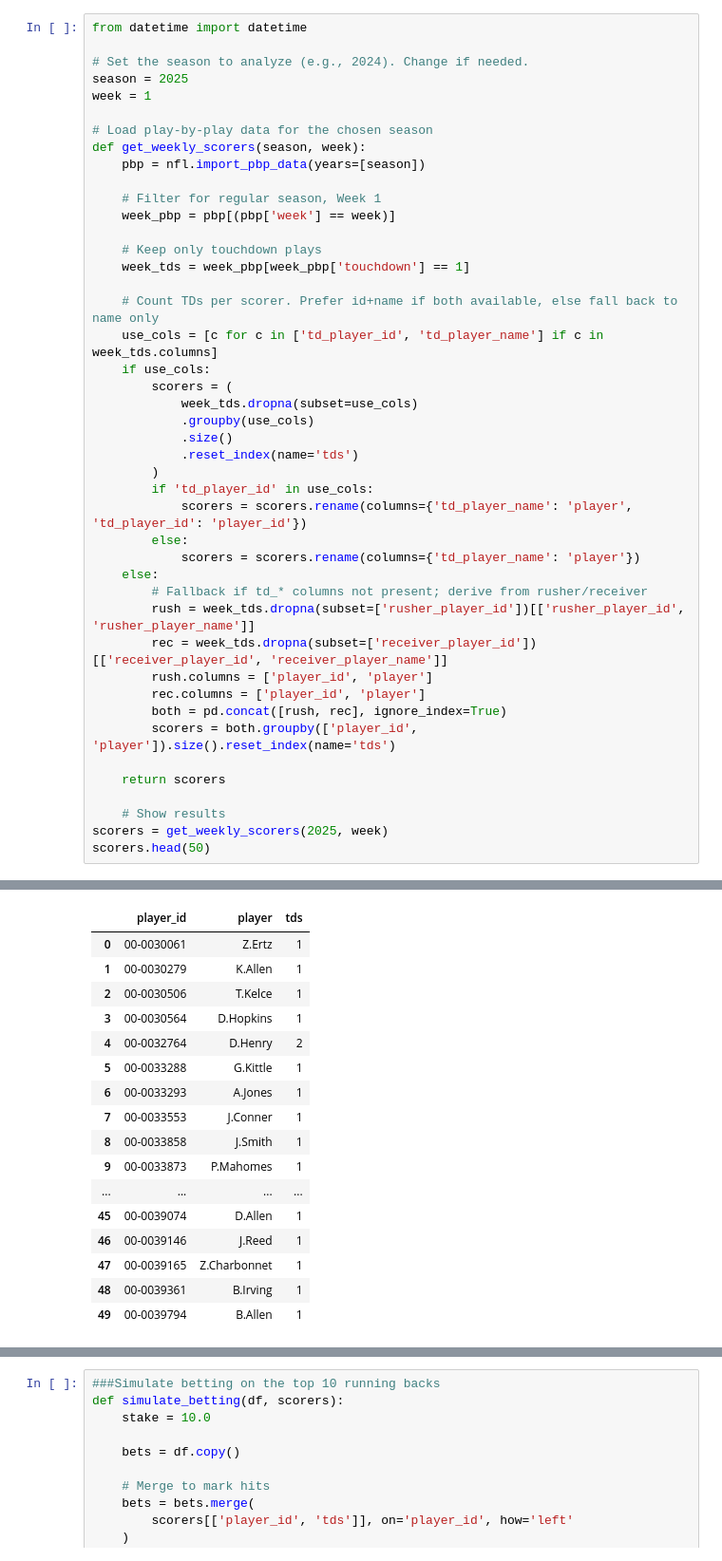
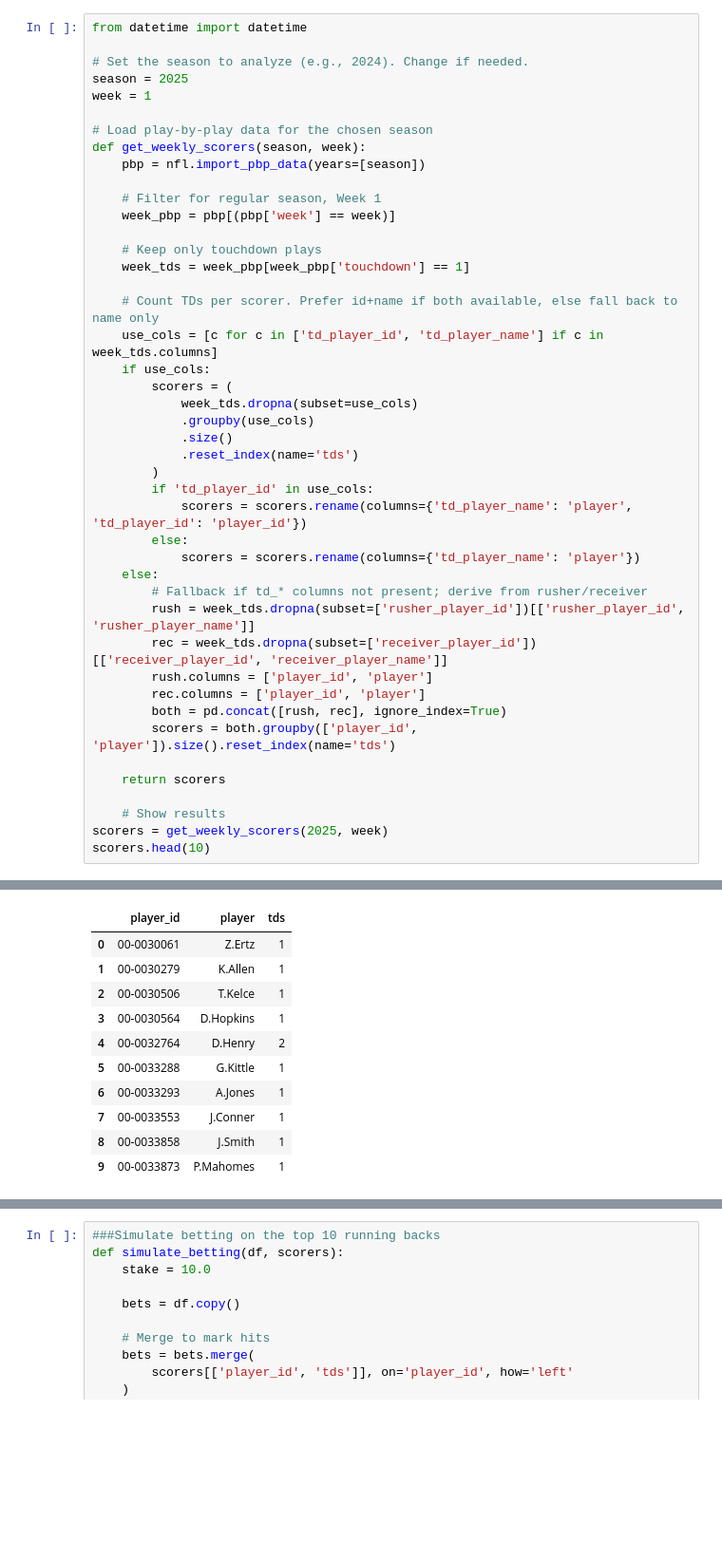
Before and after one commit to arysuri23/nfl_touchdown_model, a Jupyter notebook: evaluate.ipynb, the cells around one changed output, grey strips where cells are left out. Shown at 95% size. Cells and saved outputs as stored; diff of their text form; blank space fills up the shorter version.

```diff
--- a/evaluate.ipynb
+++ b/evaluate.ipynb
@@ -41,40 +41,34 @@ def get_weekly_scorers(season, week):
             scorers = scorers.rename(columns={'td_player_name': 'player', 'td_player_id': 'player_id'})
         else:
             scorers = scorers.rename(columns={'td_player_name': 'player'})
     else:
         # Fallback if td_* columns not present; derive from rusher/receiver
         rush = week_tds.dropna(subset=['rusher_player_id'])[['rusher_player_id', 'rusher_player_name']]
         rec = week_tds.dropna(subset=['receiver_player_id'])[['receiver_player_id', 'receiver_player_name']]
         rush.columns = ['player_id', 'player']
         rec.columns = ['player_id', 'player']
         both = pd.concat([rush, rec], ignore_index=True)
         scorers = both.groupby(['player_id', 'player']).size().reset_index(name='tds')
 
     return scorers
 
     # Show results
 scorers = get_weekly_scorers(2025, week)
-scorers.head(50)
+scorers.head(10)
 # %% [output]
 2025 done.
 Downcasting floats.
 |  | player_id | player | tds |
 | 0 | 00-0030061 | Z.Ertz | 1 |
 | 1 | 00-0030279 | K.Allen | 1 |
 | 2 | 00-0030506 | T.Kelce | 1 |
 | 3 | 00-0030564 | D.Hopkins | 1 |
 | 4 | 00-0032764 | D.Henry | 2 |
 | 5 | 00-0033288 | G.Kittle | 1 |
 | 6 | 00-0033293 | A.Jones | 1 |
 | 7 | 00-0033553 | J.Conner | 1 |
 | 8 | 00-0033858 | J.Smith | 1 |
 | 9 | 00-0033873 | P.Mahomes | 1 |
-| ... | ... | ... | ... |
-| 45 | 00-0039074 | D.Allen | 1 |
-| 46 | 00-0039146 | J.Reed | 1 |
-| 47 | 00-0039165 | Z.Charbonnet | 1 |
-| 48 | 00-0039361 | B.Irving | 1 |
-| 49 | 00-0039794 | B.Allen | 1 |
 # %%
 predictions = pd.read_csv(f'data/predictions_week_{week}.csv')
 
```
Also changed, not shown: parts of 15 cells of this notebook, 18 other files.
